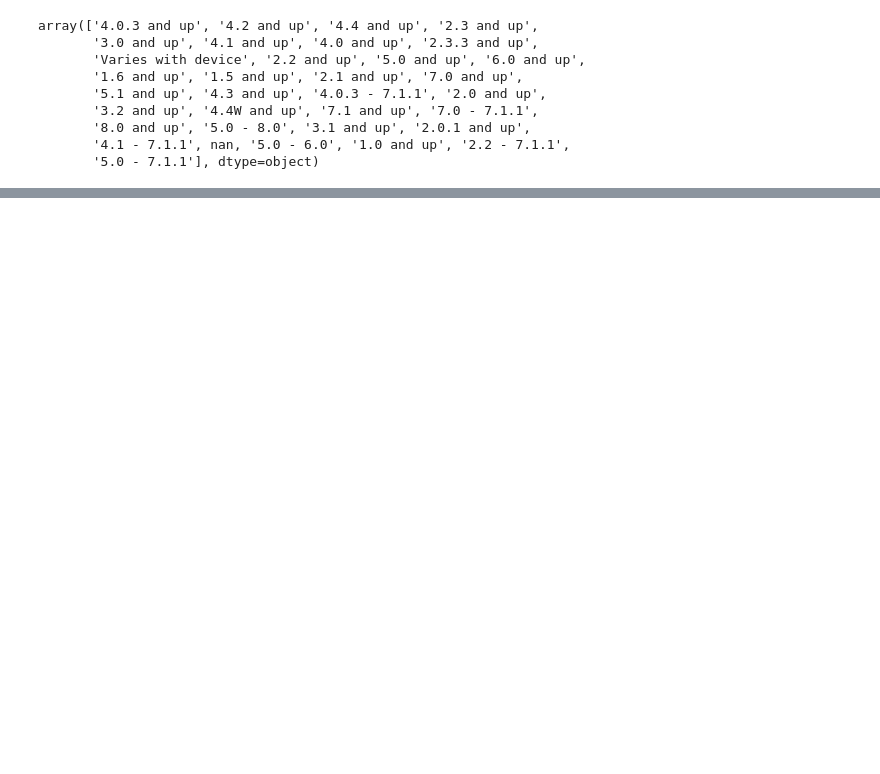
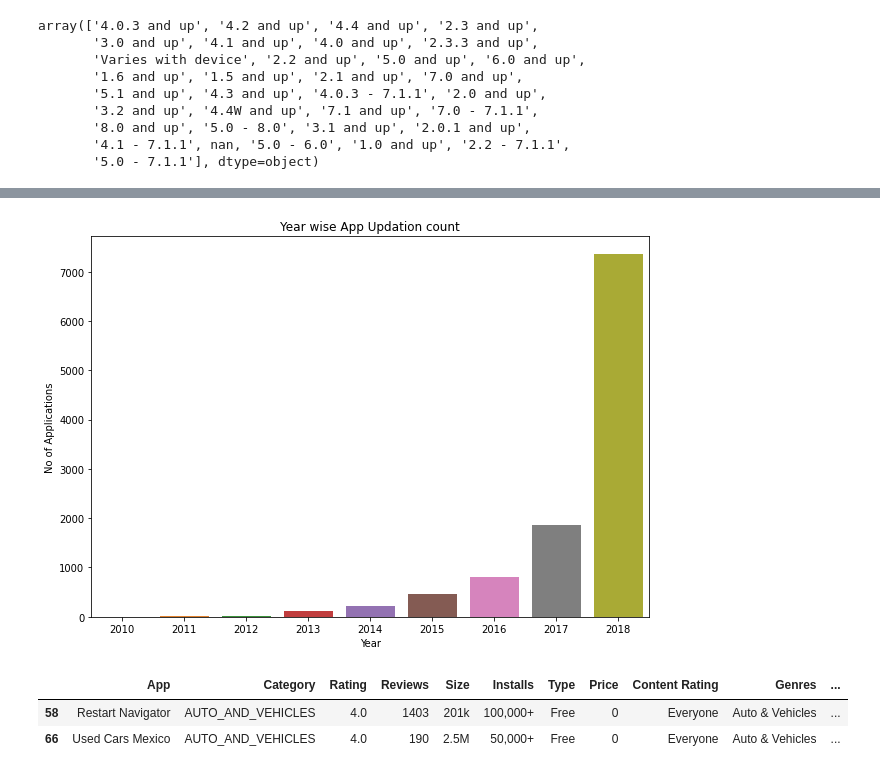
Before and after one commit to DhongariPavan/lay-Store-App-Review-Analysis, a Jupyter notebook: CH_DHONGARI_PAVAN_Play_Store_App_Review_Analysis_Capstone_Project.ipynb, the cells around one changed output, grey strips where cells are left out. Saved outputs shown, nothing was run; the diff lists cells and outputs as text; code cells hidden in the pictures; blank space fills up the shorter version.

```diff
--- a/CH_DHONGARI_PAVAN_Play_Store_App_Review_Analysis_Capstone_Project.ipynb
+++ b/CH_DHONGARI_PAVAN_Play_Store_App_Review_Analysis_Capstone_Project.ipynb
@@ -141,0 +172,3 @@ array(['4.0.3 and up', '4.2 and up', '4.4 and up', '2.3 and up',
+# %%
+# We are taking year wise count of App Updation
+app_df['year'] = app_df['Last Updated'].dt.to_period('Y')
@@ -141,0 +197,17 @@ array(['4.0.3 and up', '4.2 and up', '4.4 and up', '2.3 and up',
+# %%
+plt.figure(figsize = (10,7))
+sns.countplot(x='year',data=app_df,order=app_df.year.value_counts().sort_values().index)
+plt.title('Year wise App Updation count')
+plt.xlabel('Year')
+plt.ylabel('No of Applications')
+plt.show()
+# %% [output]
+[figure, added]
+# %%
+# these are the applications whose last update date is less than 2015,we have 354 applications which needed work to push updates
+app_df1 = app_df[app_df['year'] <= '2016']
+app_df1.head(2)
+# %% [output]
+|  | App | Category | Rating | Reviews | Size | Installs | Type | Price | Content Rating | Genres | ... |
+| 58 | Restart Navigator | AUTO_AND_VEHICLES | 4.0 | 1403 | 201k | 100,000+ | Free | 0 | Everyone | Auto & Vehicles | ... |
+| 66 | Used Cars Mexico | AUTO_AND_VEHICLES | 4.0 | 190 | 2.5M | 50,000+ | Free | 0 | Everyone | Auto & Vehicles | ... |
```
Also changed, not shown: parts of 23 cells of this notebook.
